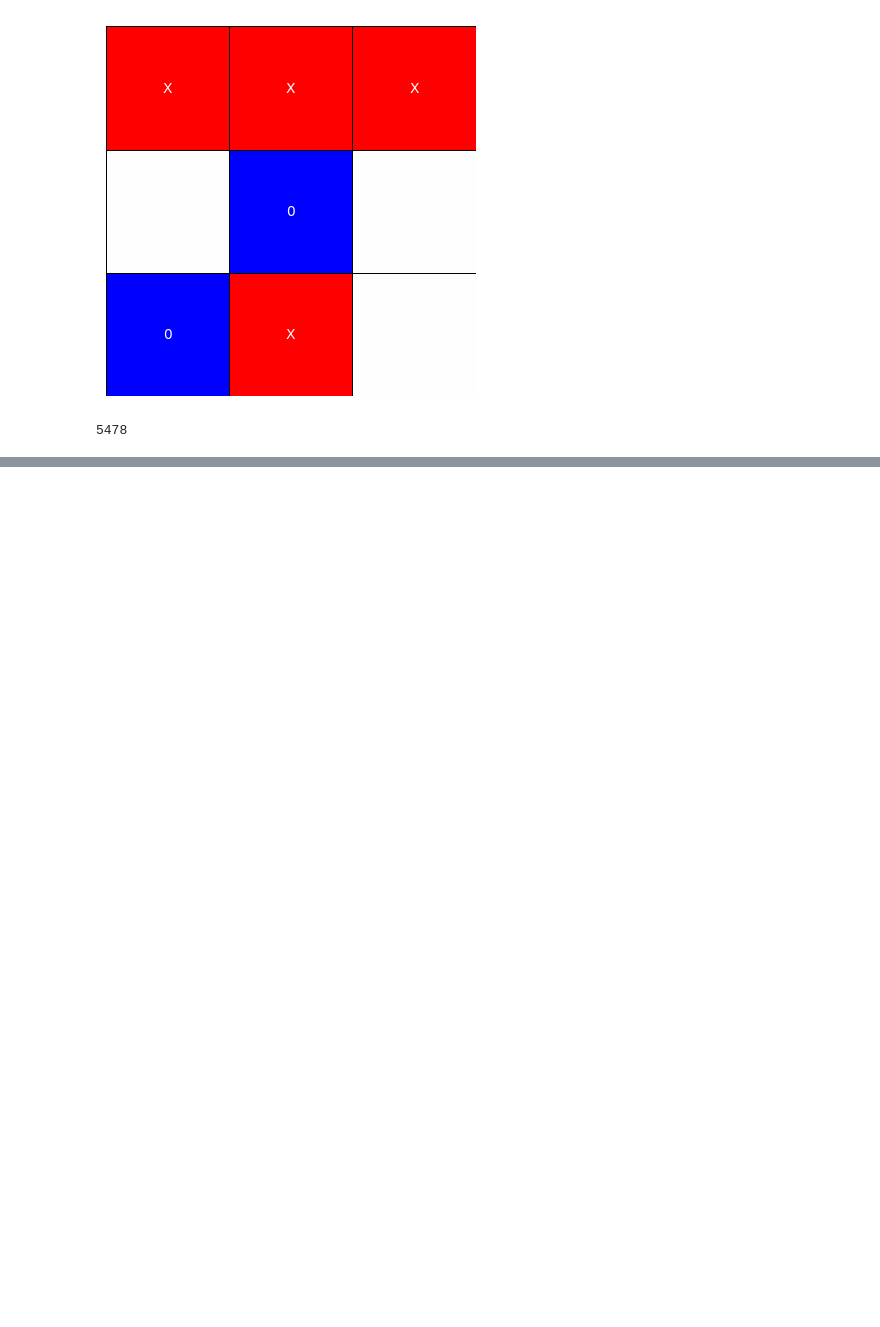
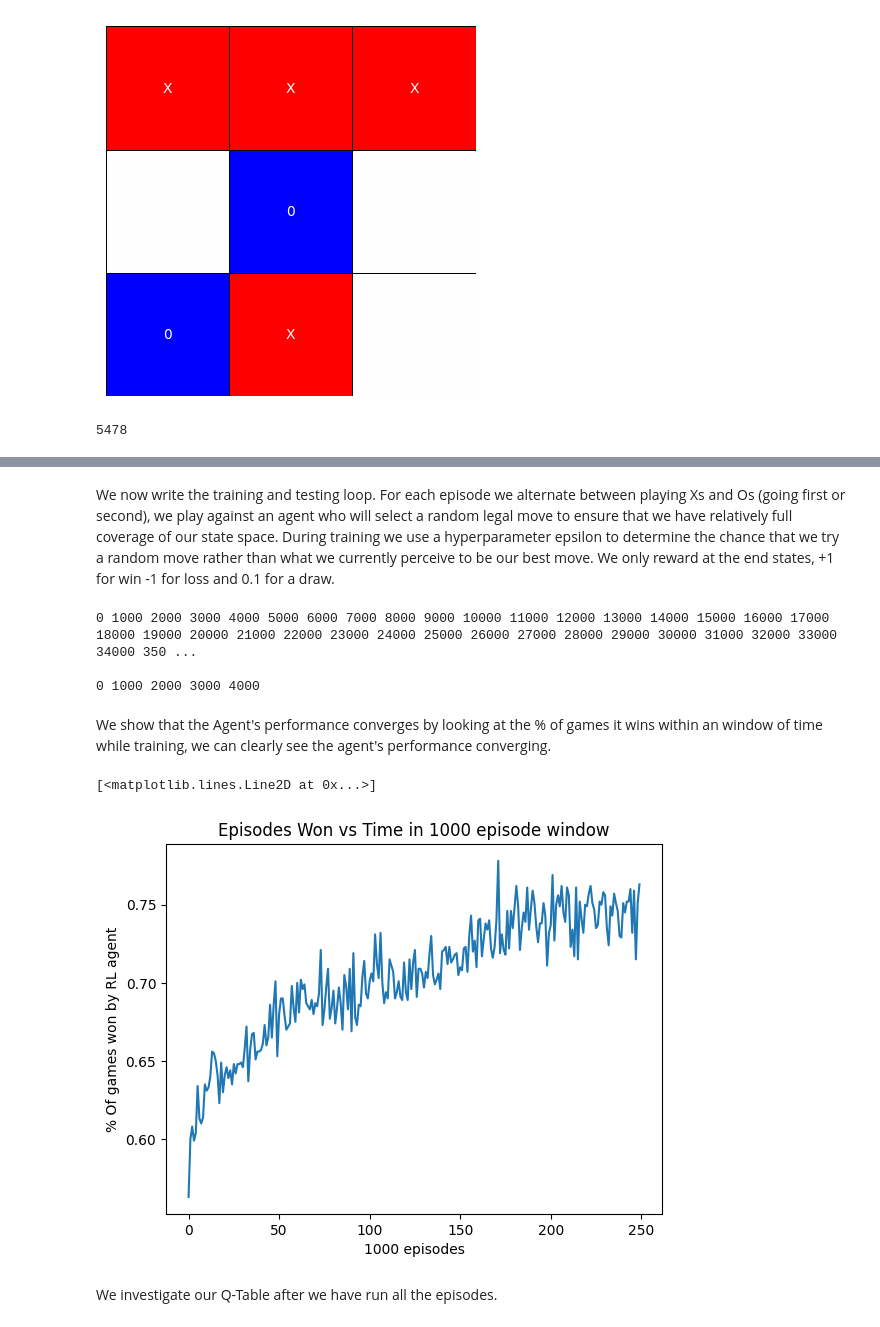
Before and after one commit to James-Oswald/CSCI-6962-Projects-in-ML-AI, a Jupyter notebook: hw6/hw6.ipynb, the cells around one changed output, grey strips where cells are left out. Cells and saved outputs as stored; diff of their text form; code cells hidden in the pictures; blank space fills up the shorter version.

```diff
--- a/hw6/hw6.ipynb
+++ b/hw6/hw6.ipynb
@@ -131,9 +133,10 @@ def buildGameTree(node, board, player):
 root = GameStateNode()
 emptyBoard = np.array([0, 0, 0, 0, 0, 0, 0, 0, 0])
 boardToState[emptyBoard.tobytes()] = root
+root.board = emptyBoard
 buildGameTree(root, emptyBoard, 1)
 
-#We expect for tic-tac-toe to get 5477 valid states according to
+#We expect for tic-tac-toe to get 5478 valid states according to
 #https://stackoverflow.com/a/25358690/6342516
 len(boardToState)
 # %% [output]
@@ -186,10 +193,2 @@ print(qTable[-10:, :])
-# %%
-
-#Hyperparamters:
-
-numEpisodes = 1000
-learningRate = 0.01
-discountFactor = 0.9
-player = 1              #Which player is being played as
-
-for episode in range(numEpisodes):
+# %% [markdown]
+We now write the training and testing loop. For each episode we alternate between playing Xs and Os (going first or second), we play against an agent who will select a random legal move to ensure that we have relatively full coverage of our state space. During training we use a hyperparameter epsilon to determine the chance that we try a random move rather than what we currently perceive to be our best move. We only reward at the end states, +1 for win -1 for loss and 0.1 for a draw.
@@ -195,0 +283,33 @@ for episode in range(numEpisodes):
+# %%
+trainingEpisodes = 250000
+testingEpisodes = 5000
+trainingWinners, _ = run(trainingEpisodes)
+testingWinners, _ = run(testingEpisodes, False)
+# %% [output]
+0 1000 2000 3000 4000 5000 6000 7000 8000 9000 10000 11000 12000 13000 14000 15000 16000 17000 18000 19000 20000 21000 22000 23000 24000 25000 26000 27000 28000 29000 30000 31000 32000 33000 34000 350 ...
+
+0 1000 2000 3000 4000
+# %% [markdown]
+We show that the Agent's performance converges by looking at the % of games it wins within an window of time while training, we can clearly see the agent's performance converging.
+# %%
+import matplotlib.pyplot as plt
+
+window = 1000
+
+average = []
+for start in range(0, trainingEpisodes, window):
+    count = 0
+    for (name, player, winner) in trainingWinners[start:start+window]:
+        if name == "RL" and winner != 0:
+            count += 1
+    average.append(count / window)
+
+plt.title(f"Episodes Won vs Time in {window} episode window")
+plt.xlabel(f"{window} episodes")
+plt.ylabel(f"% Of games won by RL agent")
+plt.plot(average)
+# %% [output]
+[<matplotlib.lines.Line2D at 0x...>]
+[figure, added]
+# %% [markdown]
+We investigate our Q-Table after we have run all the episodes.
```
Also changed, not shown: parts of 11 cells of this notebook, 12 other files.
